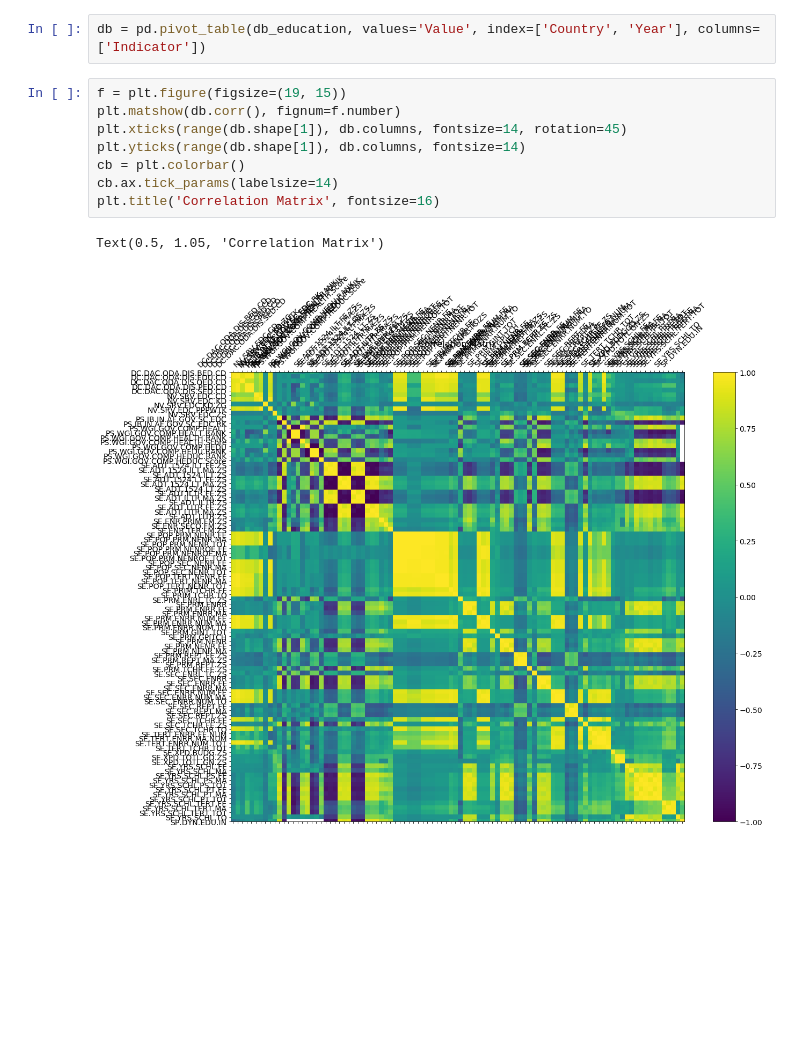
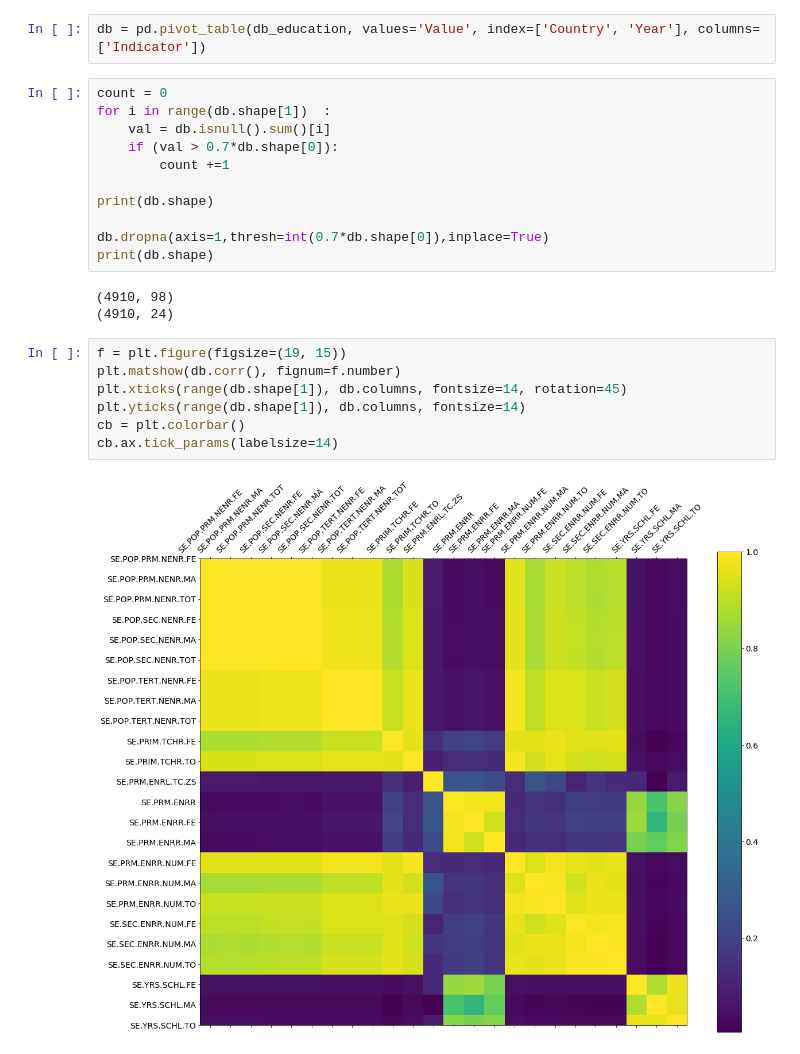
Before and after one commit to GhaliAmir/Education-In-Africa, a Jupyter notebook: Project.ipynb, the cells around one changed output. Cells and saved outputs as stored; diff of their text form; blank space fills up the shorter version.

```diff
--- a/Project.ipynb
+++ b/Project.ipynb
@@ -150,15 +97,27 @@ db_education
 # %%
 db = pd.pivot_table(db_education, values='Value', index=['Country', 'Year'], columns=['Indicator'])
+# %%
+count = 0
+for i in range(db.shape[1])  :
+    val = db.isnull().sum()[i]
+    if (val > 0.7*db.shape[0]):
+        count +=1
+
+print(db.shape)
+
+db.dropna(axis=1,thresh=int(0.7*db.shape[0]),inplace=True)
+print(db.shape)
+# %% [output]
+(4910, 98)
+(4910, 24)
 # %%
 f = plt.figure(figsize=(19, 15))
 plt.matshow(db.corr(), fignum=f.number)
 plt.xticks(range(db.shape[1]), db.columns, fontsize=14, rotation=45)
 plt.yticks(range(db.shape[1]), db.columns, fontsize=14)
 cb = plt.colorbar()
 cb.ax.tick_params(labelsize=14)
-plt.title('Correlation Matrix', fontsize=16)
 # %% [output]
-Text(0.5, 1.05, 'Correlation Matrix')
-[figure, old version]
+[figure, new version]
 # %%
 corr = db.corr()
```
Also changed, not shown: parts of 13 cells of this notebook.
